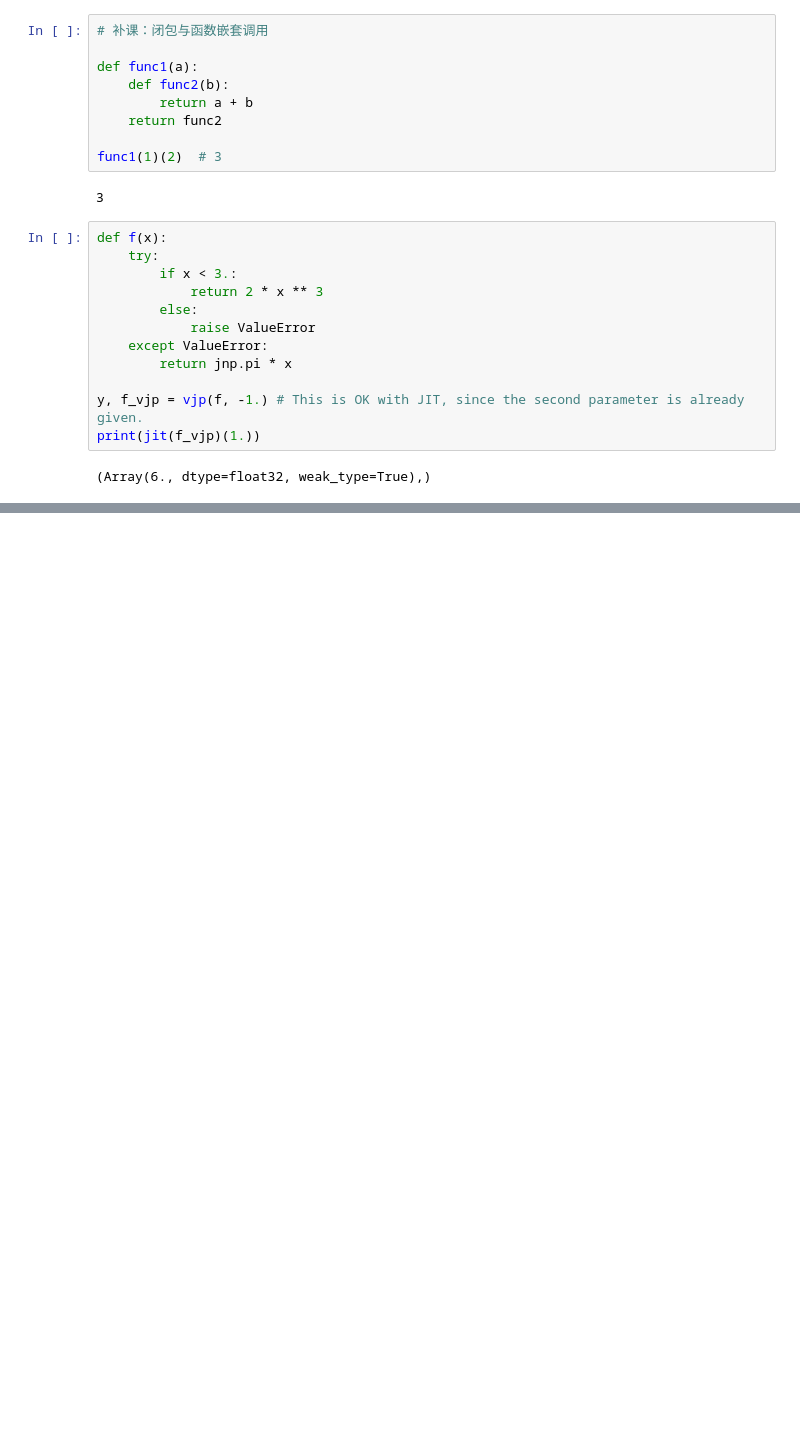
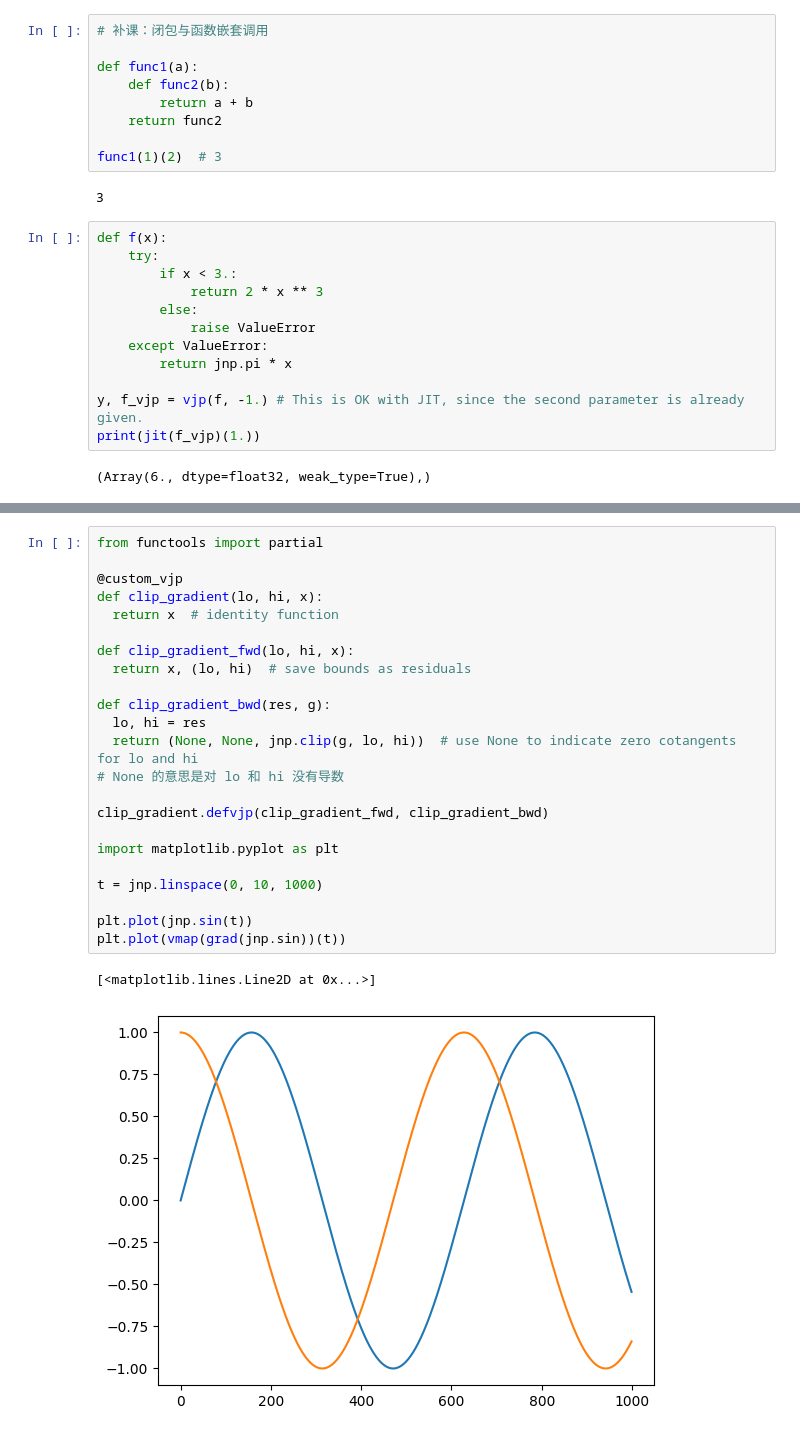
Before and after one commit to zf-wei/LearnJAX, a Jupyter notebook: 051801 Advanced Automatic Differentiation.ipynb, the cells around one changed output, grey strips where cells are left out. Cells and saved outputs as stored; diff of their text form; blank space fills up the shorter version.

```diff
--- a/051801 Advanced Automatic Differentiation.ipynb
+++ b/051801 Advanced Automatic Differentiation.ipynb
@@ -484,0 +636,26 @@ print(jit(f_vjp)(1.))
+# %%
+from functools import partial
+
+@custom_vjp
+def clip_gradient(lo, hi, x):
+  return x  # identity function
+
+def clip_gradient_fwd(lo, hi, x):
+  return x, (lo, hi)  # save bounds as residuals
+
+def clip_gradient_bwd(res, g):
+  lo, hi = res
+  return (None, None, jnp.clip(g, lo, hi))  # use None to indicate zero cotangents for lo and hi
+# None 的意思是对 lo 和 hi 没有导数
+
+clip_gradient.defvjp(clip_gradient_fwd, clip_gradient_bwd)
+
+import matplotlib.pyplot as plt
+
+t = jnp.linspace(0, 10, 1000)
+
+plt.plot(jnp.sin(t))
+plt.plot(vmap(grad(jnp.sin))(t))
+# %% [output]
+[<matplotlib.lines.Line2D at 0x...>]
+[figure, added]
```
Also changed, not shown: parts of 27 cells of this notebook.
